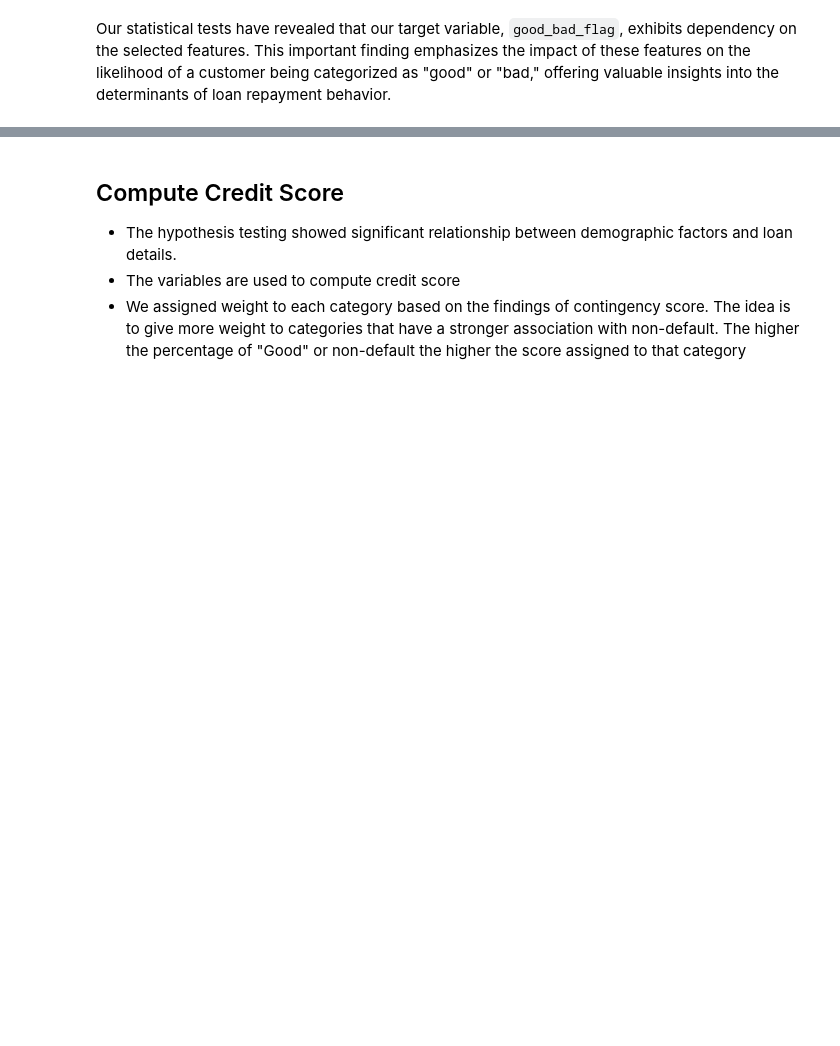
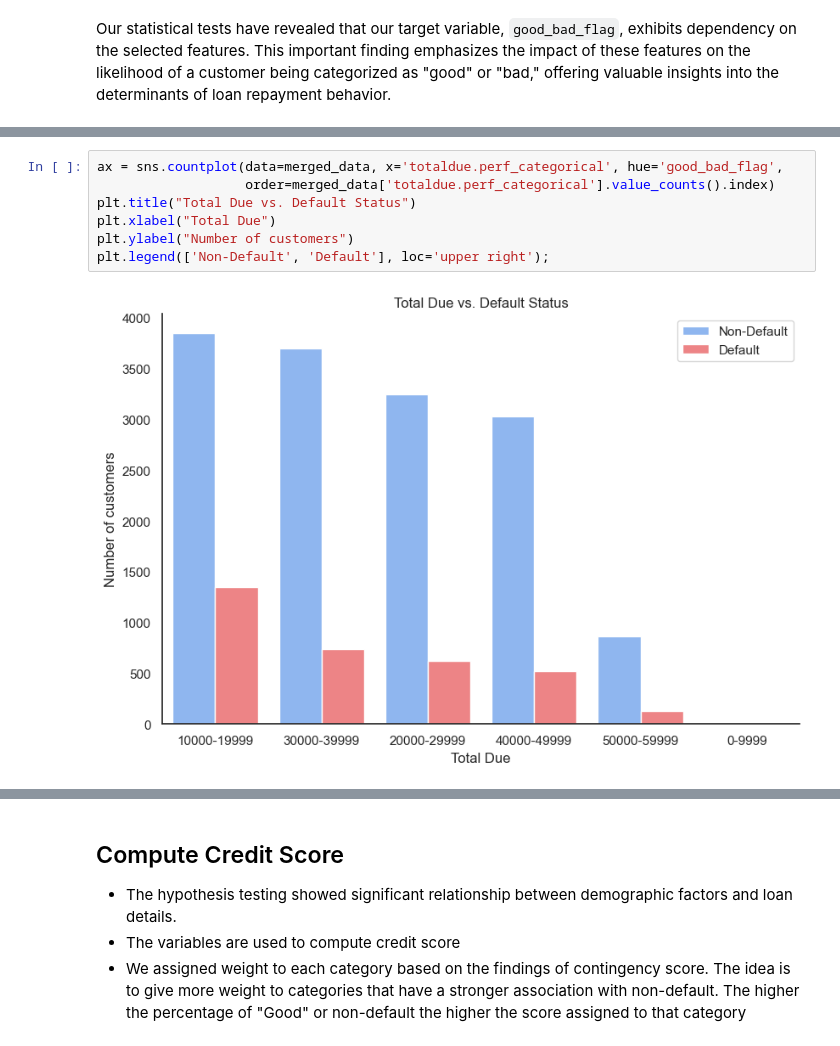
Before and after one commit to frank015940/Loan-Default-Prediction, a Jupyter notebook: loan_default_15th.ipynb, the cells around one changed output, grey strips where cells are left out. Cells and saved outputs as stored; diff of their text form; blank space fills up the shorter version.

```diff
--- a/loan_default_15th.ipynb
+++ b/loan_default_15th.ipynb
@@ -477,0 +499,9 @@ Our statistical tests have revealed that our target variable, `good_bad_flag`, e
+# %%
+ax = sns.countplot(data=merged_data, x='totaldue.perf_categorical', hue='good_bad_flag',
+                   order=merged_data['totaldue.perf_categorical'].value_counts().index)
+plt.title("Total Due vs. Default Status")
+plt.xlabel("Total Due")
+plt.ylabel("Number of customers")
+plt.legend(['Non-Default', 'Default'], loc='upper right');
+# %% [output]
+[figure, added]
```
Also changed, not shown: parts of 5 cells of this notebook.
